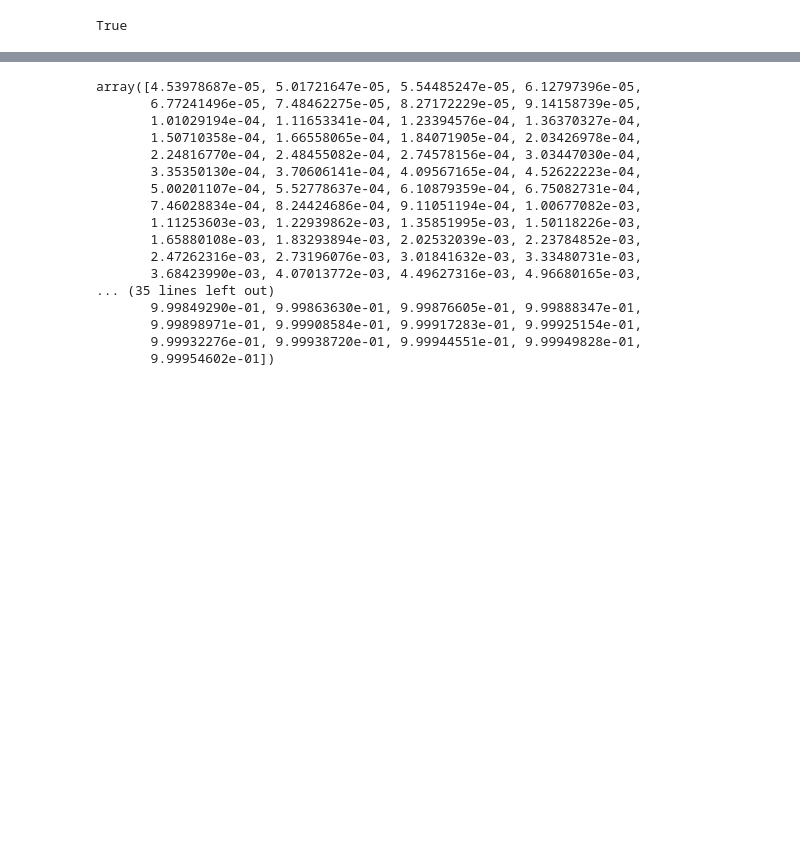
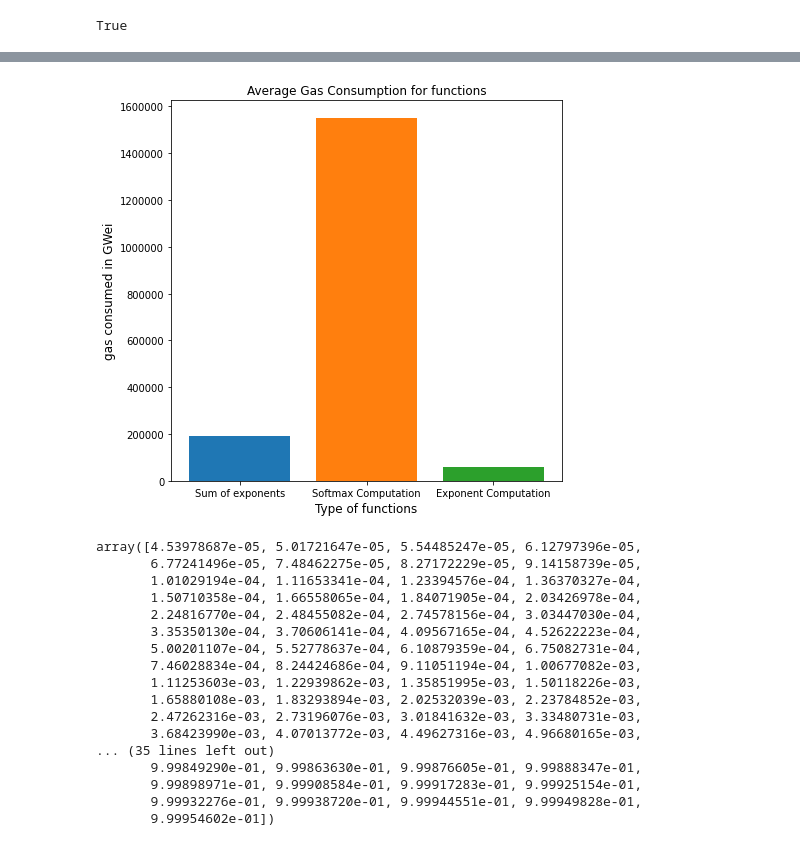
Before and after one commit to syber2020/Neural-Network-in-Smart-Contract, a Jupyter notebook: new-code/web3/web3-softmax.ipynb, the cells around one changed output, grey strips where cells are left out. Cells and saved outputs as stored; diff of their text form; code cells hidden in the pictures; blank space fills up the shorter version.

```diff
--- a/new-code/web3/web3-softmax.ipynb
+++ b/new-code/web3/web3-softmax.ipynb
@@ -137,3 +149,16 @@ Text(0, 0.5, 'Gas Consumption in GWei')
+# %%
+plt.figure(figsize=(7,7))
+plt.ticklabel_format(style='plain')
+plt.bar("Sum of exponents", gas_sumexpo)
+plt.bar("Softmax Computation", soft_gas)
+plt.bar("Exponent Computation", expongas[30])
+plt.title("Average Gas Consumption for functions",fontsize=12)
+
+plt.xlabel("Type of functions",fontsize=12)
+plt.ylabel("gas consumed in GWei",fontsize=12)
+plt.savefig("Contract Function gas.pdf",bbox_inches='tight')
+# %% [output]
+[figure, added]
 # %%
 # default sigmoid from system
 import math
```
Also changed, not shown: parts of 20 cells of this notebook, 11 other files.
